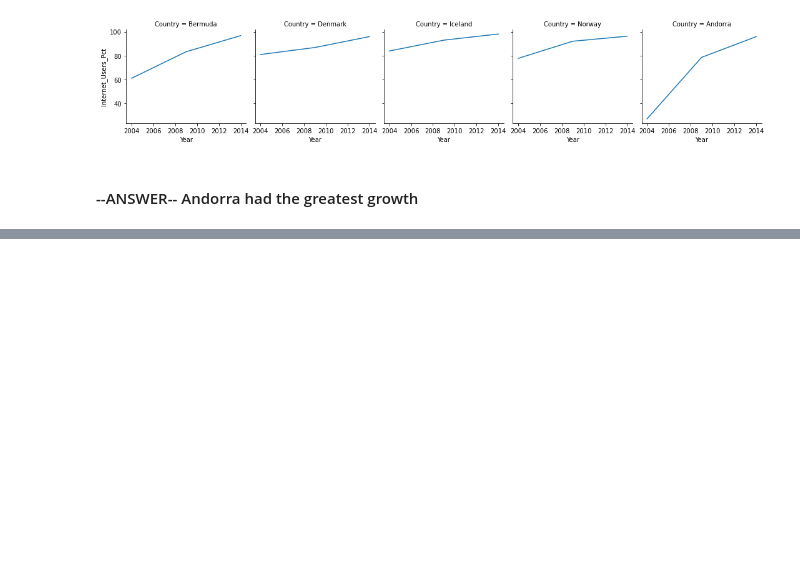
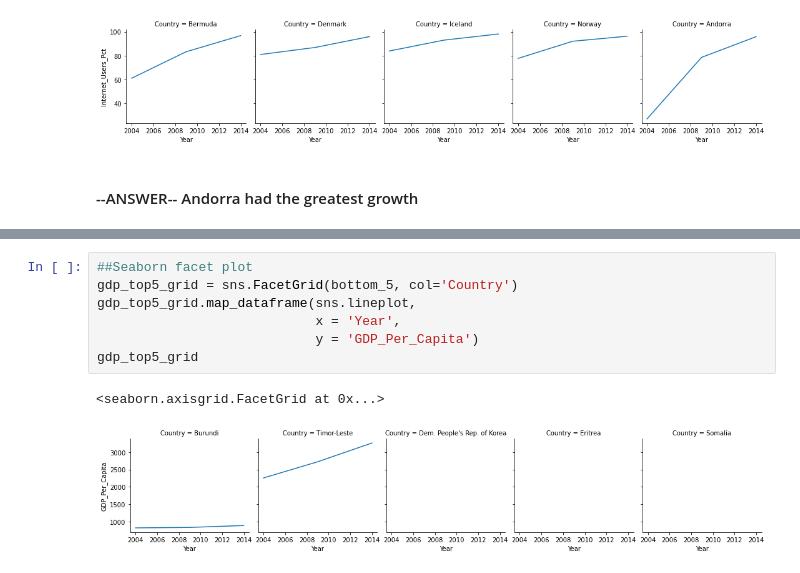
Before and after one commit to NSS-Data-Analytics-Cohort-7/gdp-and-internet-usage-jamorgan8, a Jupyter notebook: notebooks/gdp_and_internet_usage.ipynb, the cells around one changed output, grey strips where cells are left out. Drawn from its saved outputs; the diff is of its cells as text; blank space fills up the shorter version.

```diff
--- a/notebooks/gdp_and_internet_usage.ipynb
+++ b/notebooks/gdp_and_internet_usage.ipynb
@@ -554,0 +583,10 @@ bottom5_grid.map_dataframe(sns.lineplot,
+# %%
+##Seaborn facet plot
+gdp_top5_grid = sns.FacetGrid(bottom_5, col='Country')
+gdp_top5_grid.map_dataframe(sns.lineplot,
+                            x = 'Year',
+                            y = 'GDP_Per_Capita')
+gdp_top5_grid
+# %% [output]
+<seaborn.axisgrid.FacetGrid at 0x...>
+[figure, added]
```
Also changed, not shown: parts of 16 cells of this notebook.
